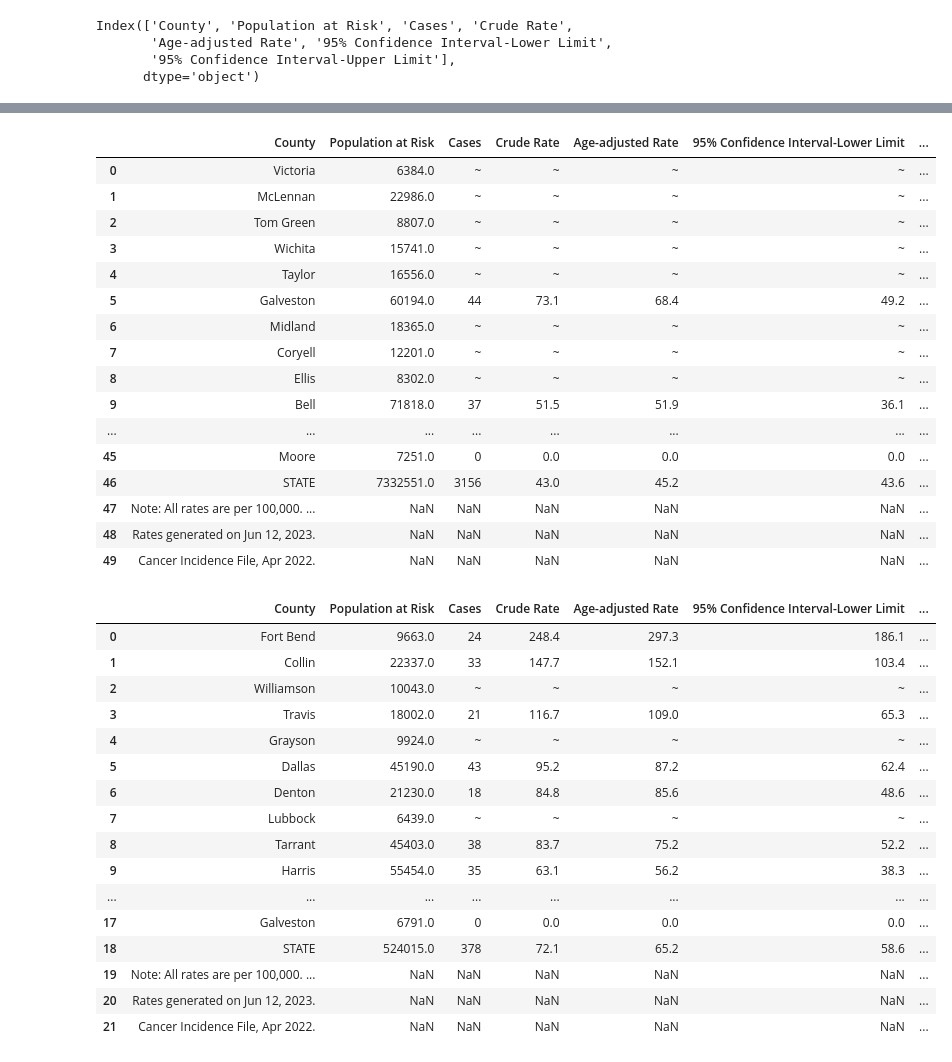
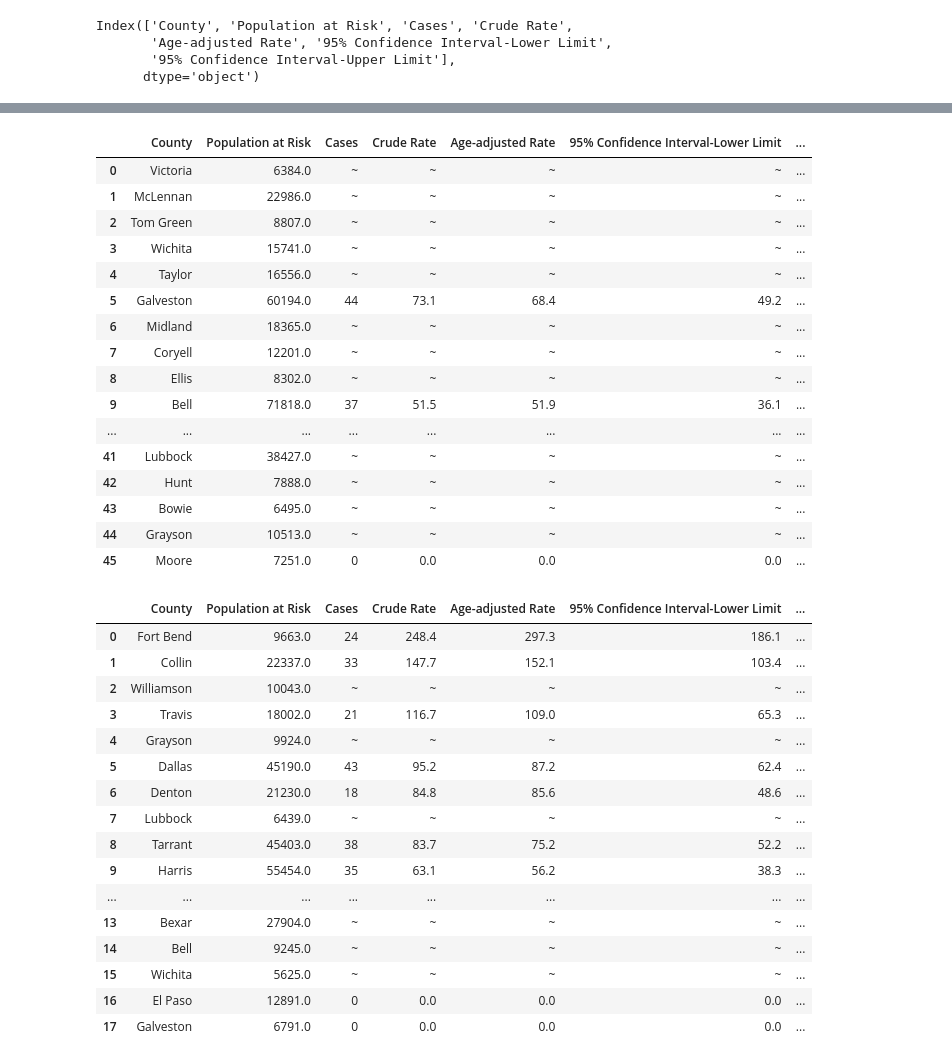
Before and after one commit to emilymees/Project-One, a Jupyter notebook: Shelby/breastcancer.ipynb, the cells around one changed output, grey strips where cells are left out. Cells and saved outputs as stored; diff of their text form; code cells hidden in the pictures.

```diff
--- a/Shelby/breastcancer.ipynb
+++ b/Shelby/breastcancer.ipynb
@@ -91,33 +98,33 @@ breast_cancer_texas_hisp
 # %%
 #Years 2015-2019 * Breast Cancer (Either Sex) * County Level * API
 
 csv_path5 = Path("CSV_Files/incidenceAPI.csv")
 breast_cancer_texas_API = pd.read_csv(csv_path5, skiprows=2)
-breast_cancer_texas_API
+breast_cancer_texas_API.drop([46,47,48,49])
 # %% [output]
 |  | County | Population at Risk | Cases | Crude Rate | Age-adjusted Rate | 95% Confidence Interval-Lower Limit | ... |
 | 0 | Victoria | 6384.0 | ~ | ~ | ~ | ~ | ... |
 | 1 | McLennan | 22986.0 | ~ | ~ | ~ | ~ | ... |
 | 2 | Tom Green | 8807.0 | ~ | ~ | ~ | ~ | ... |
 | 3 | Wichita | 15741.0 | ~ | ~ | ~ | ~ | ... |
 | 4 | Taylor | 16556.0 | ~ | ~ | ~ | ~ | ... |
 | 5 | Galveston | 60194.0 | 44 | 73.1 | 68.4 | 49.2 | ... |
 | 6 | Midland | 18365.0 | ~ | ~ | ~ | ~ | ... |
 | 7 | Coryell | 12201.0 | ~ | ~ | ~ | ~ | ... |
 | 8 | Ellis | 8302.0 | ~ | ~ | ~ | ~ | ... |
 | 9 | Bell | 71818.0 | 37 | 51.5 | 51.9 | 36.1 | ... |
 | ... | ... | ... | ... | ... | ... | ... | ... |
+| 41 | Lubbock | 38427.0 | ~ | ~ | ~ | ~ | ... |
+| 42 | Hunt | 7888.0 | ~ | ~ | ~ | ~ | ... |
+| 43 | Bowie | 6495.0 | ~ | ~ | ~ | ~ | ... |
+| 44 | Grayson | 10513.0 | ~ | ~ | ~ | ~ | ... |
 | 45 | Moore | 7251.0 | 0 | 0.0 | 0.0 | 0.0 | ... |
-| 46 | STATE | 7332551.0 | 3156 | 43.0 | 45.2 | 43.6 | ... |
-| 47 | Note: All rates are per 100,000. ... | NaN | NaN | NaN | NaN | NaN | ... |
-| 48 | Rates generated on Jun 12, 2023. | NaN | NaN | NaN | NaN | NaN | ... |
-| 49 | Cancer Incidence File, Apr 2022. | NaN | NaN | NaN | NaN | NaN | ... |
 # %%
 #Years 2015-2019 * Breast Cancer (Either Sex) * County Level * Native American & Alaskans
 
 csv_path6 = Path("CSV_Files/incidenceNA.csv")
 breast_cancer_texas_NA = pd.read_csv(csv_path6, skiprows=2)
-breast_cancer_texas_NA
+breast_cancer_texas_NA.drop([18,19,20,21])
 # %% [output]
 |  | County | Population at Risk | Cases | Crude Rate | Age-adjusted Rate | 95% Confidence Interval-Lower Limit | ... |
 | 0 | Fort Bend | 9663.0 | 24 | 248.4 | 297.3 | 186.1 | ... |
@@ -131,8 +138,8 @@ breast_cancer_texas_NA
 | 8 | Tarrant | 45403.0 | 38 | 83.7 | 75.2 | 52.2 | ... |
 | 9 | Harris | 55454.0 | 35 | 63.1 | 56.2 | 38.3 | ... |
 | ... | ... | ... | ... | ... | ... | ... | ... |
+| 13 | Bexar | 27904.0 | ~ | ~ | ~ | ~ | ... |
+| 14 | Bell | 9245.0 | ~ | ~ | ~ | ~ | ... |
+| 15 | Wichita | 5625.0 | ~ | ~ | ~ | ~ | ... |
+| 16 | El Paso | 12891.0 | 0 | 0.0 | 0.0 | 0.0 | ... |
 | 17 | Galveston | 6791.0 | 0 | 0.0 | 0.0 | 0.0 | ... |
-| 18 | STATE | 524015.0 | 378 | 72.1 | 65.2 | 58.6 | ... |
-| 19 | Note: All rates are per 100,000. ... | NaN | NaN | NaN | NaN | NaN | ... |
-| 20 | Rates generated on Jun 12, 2023. | NaN | NaN | NaN | NaN | NaN | ... |
-| 21 | Cancer Incidence File, Apr 2022. | NaN | NaN | NaN | NaN | NaN | ... |
```
Also changed, not shown: parts of 4 cells of this notebook.
